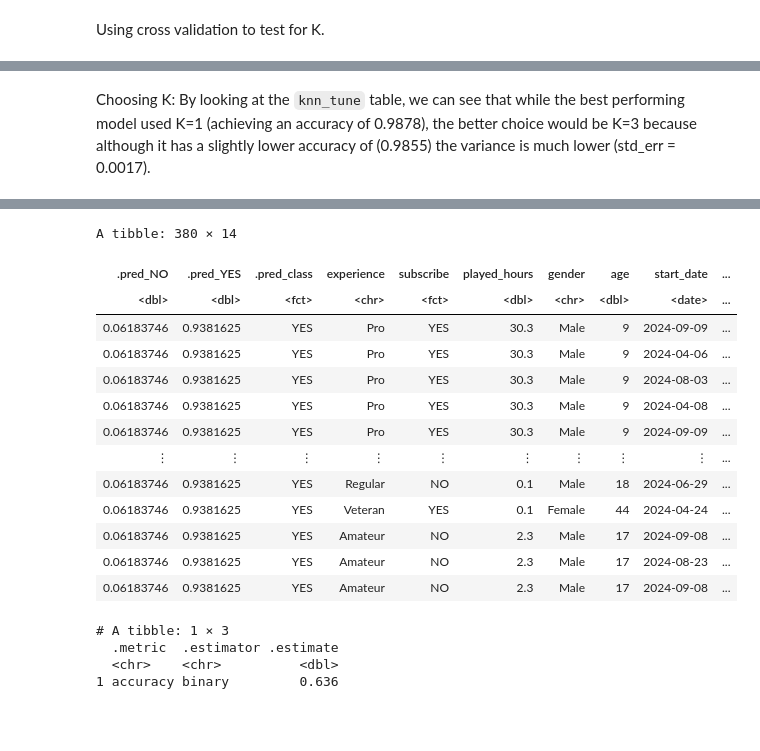
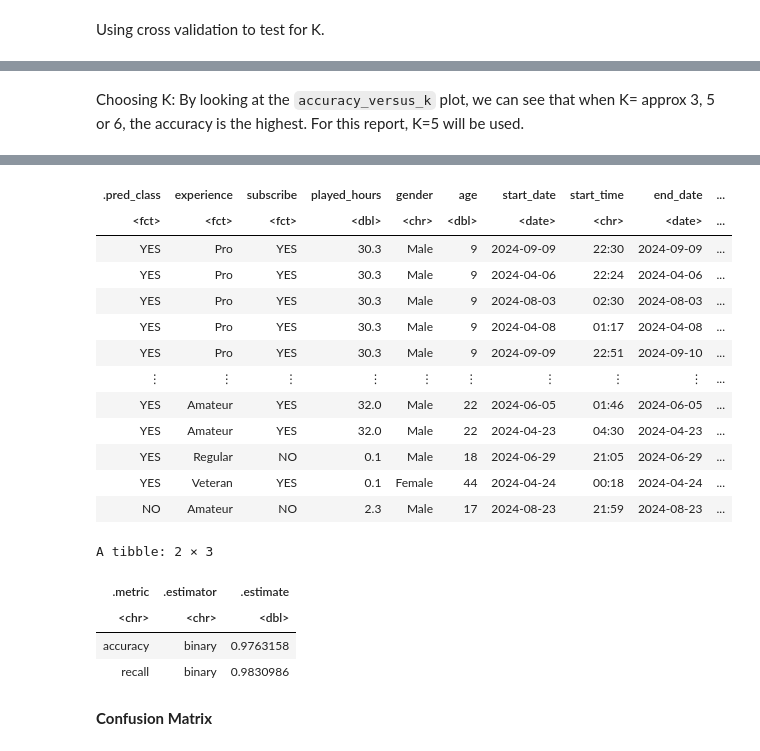
Before and after one commit to helenawu125/minecraft_final_project, a Jupyter notebook: Final_Project.ipynb, the cells around one changed output, grey strips where cells are left out. Drawn from its saved outputs; the diff is of its cells as text; code cells hidden in the pictures; blank space fills up the shorter version.

```diff
--- a/Final_Project.ipynb
+++ b/Final_Project.ipynb
@@ -170,10 +146,18 @@ A grouped_df: 1535 × 7
 merged_data <- players_data |>
 left_join(sessions_data_clean, by = "hashedEmail") |>
 clean_names() |>
-drop_na(experience:original_end_time) |>
+drop_na(experience, subscribe, age, played_hours, experience) |>
 filter(played_hours > 0) |>
   select(-hashed_email, -name, -original_start_time, -original_end_time) |>
-mutate(subscribe = recode(as.character(subscribe), `TRUE` = "YES", `FALSE` = "NO")) |>
-mutate(subscribe = factor(subscribe, levels= c("NO", "YES")))
-merged_data
+mutate(subscribe = recode(as.character(subscribe), `TRUE` = "YES", `FALSE` = "NO"),
+       subscribe = as_factor(subscribe),
+       experience = factor(experience))
+
+merged_data_adjusted <- merged_data |>
+mutate(experience_adjusted = recode(experience, "Amateur" = 1,
+                            "Beginner" = 2,
+                               "Pro" = 3,
+                              "Regular"= 4,
+                             "Veteran" = 3))
+merged_data_adjusted
 # %% [output]
@@ -284,15 +349,19 @@ ERROR while rich displaying an object: Error in (function (..., row.names = NULL
 # %% [markdown]
 Choosing K:
-By looking at the `knn_tune` table, we can see that while the best performing model used K=1 (achieving an accuracy of 0.9878), the better choice would be K=3 because although it has a slightly lower accuracy of (0.9855) the variance is much lower (std_err = 0.0017).
+By looking at the `accuracy_versus_k` plot, we can see that when K= approx 3, 5 or 6, the accuracy is the highest. For this report, K=5 will be used.
 # %%
 set.seed(1)
+knn_spec <- nearest_neighbor(weight_func = "rectangular", neighbors = 5) |>
+      set_engine("kknn") |>
+       set_mode("classification")
 
-knn_fit <- fit(knn_workflow, data = train_data)
+data_fit <- workflow() |>
+add_recipe(data_recipe) |>
+add_model(knn_spec) |>
+fit(data= data_train)
 
-predictions <- knn_fit |>
-predict(test_data, type = "prob") |>
-bind_cols(predict(knn_fit, test_data)) |>
-bind_cols(test_data)
+data_test_predictions <- predict(data_fit, data_test) |>
+bind_cols(data_test)
 
-predictions
+data_test_predictions
 # %% [output]
@@ -301,28 +369,26 @@ Warning message:
-A tibble: 380 × 14
-| .pred_NO | .pred_YES | .pred_class | experience | subscribe | played_hours | gender | age | start_date | ... |
-| <dbl> | <dbl> | <fct> | <chr> | <fct> | <dbl> | <chr> | <dbl> | <date> | ... |
-| 0.06183746 | 0.9381625 | YES | Pro | YES | 30.3 | Male | 9 | 2024-09-09 | ... |
-| 0.06183746 | 0.9381625 | YES | Pro | YES | 30.3 | Male | 9 | 2024-04-06 | ... |
-| 0.06183746 | 0.9381625 | YES | Pro | YES | 30.3 | Male | 9 | 2024-08-03 | ... |
-| 0.06183746 | 0.9381625 | YES | Pro | YES | 30.3 | Male | 9 | 2024-04-08 | ... |
-| 0.06183746 | 0.9381625 | YES | Pro | YES | 30.3 | Male | 9 | 2024-09-09 | ... |
+| .pred_class | experience | subscribe | played_hours | gender | age | start_date | start_time | end_date | ... |
+| <fct> | <fct> | <fct> | <dbl> | <chr> | <dbl> | <date> | <chr> | <date> | ... |
+| YES | Pro | YES | 30.3 | Male | 9 | 2024-09-09 | 22:30 | 2024-09-09 | ... |
+| YES | Pro | YES | 30.3 | Male | 9 | 2024-04-06 | 22:24 | 2024-04-06 | ... |
+| YES | Pro | YES | 30.3 | Male | 9 | 2024-08-03 | 02:30 | 2024-08-03 | ... |
+| YES | Pro | YES | 30.3 | Male | 9 | 2024-04-08 | 01:17 | 2024-04-08 | ... |
+| YES | Pro | YES | 30.3 | Male | 9 | 2024-09-09 | 22:51 | 2024-09-10 | ... |
 | ⋮ | ⋮ | ⋮ | ⋮ | ⋮ | ⋮ | ⋮ | ⋮ | ⋮ | ... |
-| 0.06183746 | 0.9381625 | YES | Regular | NO | 0.1 | Male | 18 | 2024-06-29 | ... |
-| 0.06183746 | 0.9381625 | YES | Veteran | YES | 0.1 | Female | 44 | 2024-04-24 | ... |
-| 0.06183746 | 0.9381625 | YES | Amateur | NO | 2.3 | Male | 17 | 2024-09-08 | ... |
-| 0.06183746 | 0.9381625 | YES | Amateur | NO | 2.3 | Male | 17 | 2024-08-23 | ... |
-| 0.06183746 | 0.9381625 | YES | Amateur | NO | 2.3 | Male | 17 | 2024-09-08 | ... |
+| YES | Amateur | YES | 32.0 | Male | 22 | 2024-06-05 | 01:46 | 2024-06-05 | ... |
+| YES | Amateur | YES | 32.0 | Male | 22 | 2024-04-23 | 04:30 | 2024-04-23 | ... |
+| YES | Regular | NO | 0.1 | Male | 18 | 2024-06-29 | 21:05 | 2024-06-29 | ... |
+| YES | Veteran | YES | 0.1 | Female | 44 | 2024-04-24 | 00:18 | 2024-04-24 | ... |
+| NO | Amateur | NO | 2.3 | Male | 17 | 2024-08-23 | 21:59 | 2024-08-23 | ... |
 # %%
-acc_result <- predictions |>
-mutate(subscribe = factor(subscribe),
-       .pred_class = factor(.pred_class, levels = levels(subscribe)))
+data_prediction_accuracy <- data_test_predictions |>
+metrics(truth = subscribe, estimate = .pred_class)
 
-metrics <- metric_set(accuracy, precision, recall)
-
-results <- accuracy(acc_result, truth = subscribe, estimate = .pred_class)
-print(accuracy_result)
+data_prediction_accuracy
 # %% [output]
-# A tibble: 1 × 3
-  .metric  .estimator .estimate
-  <chr>    <chr>          <dbl>
-1 accuracy binary         0.636
+A tibble: 2 × 3
+| .metric | .estimator | .estimate |
+| <chr> | <chr> | <dbl> |
+| accuracy | binary | 0.9763158 |
+| recall | binary | 0.9830986 |
+# %% [markdown]
+**Confusion Matrix**
```
Also changed, not shown: parts of 15 cells of this notebook.
